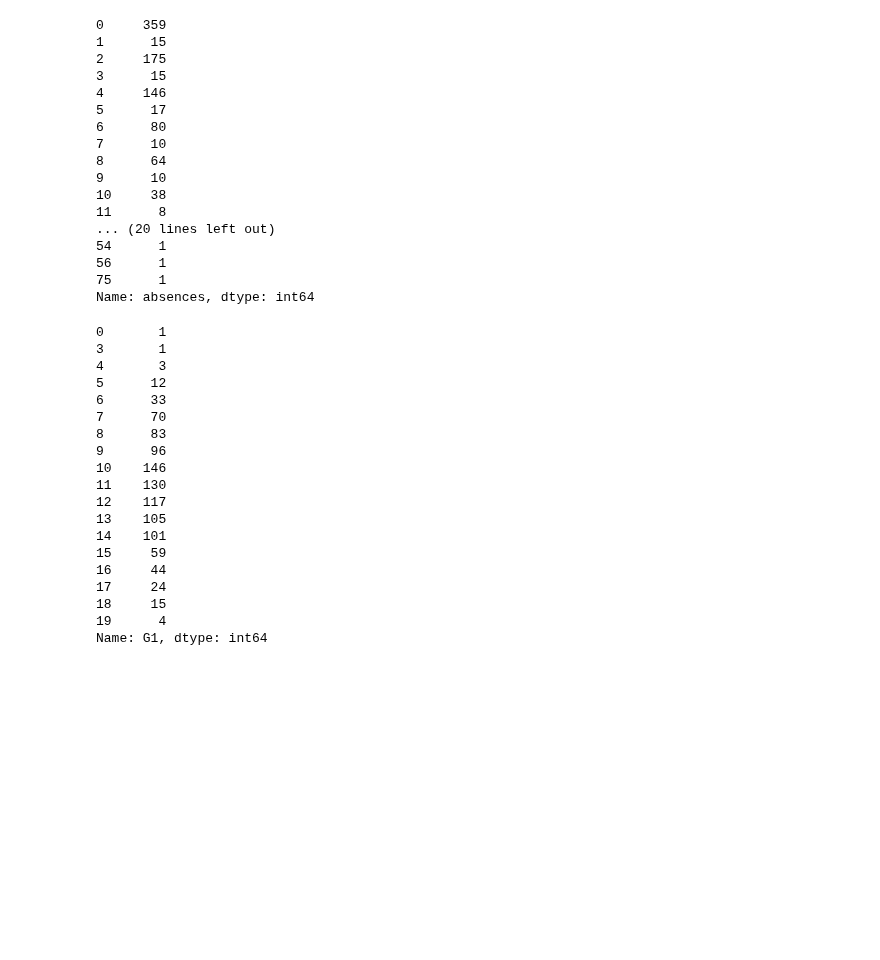
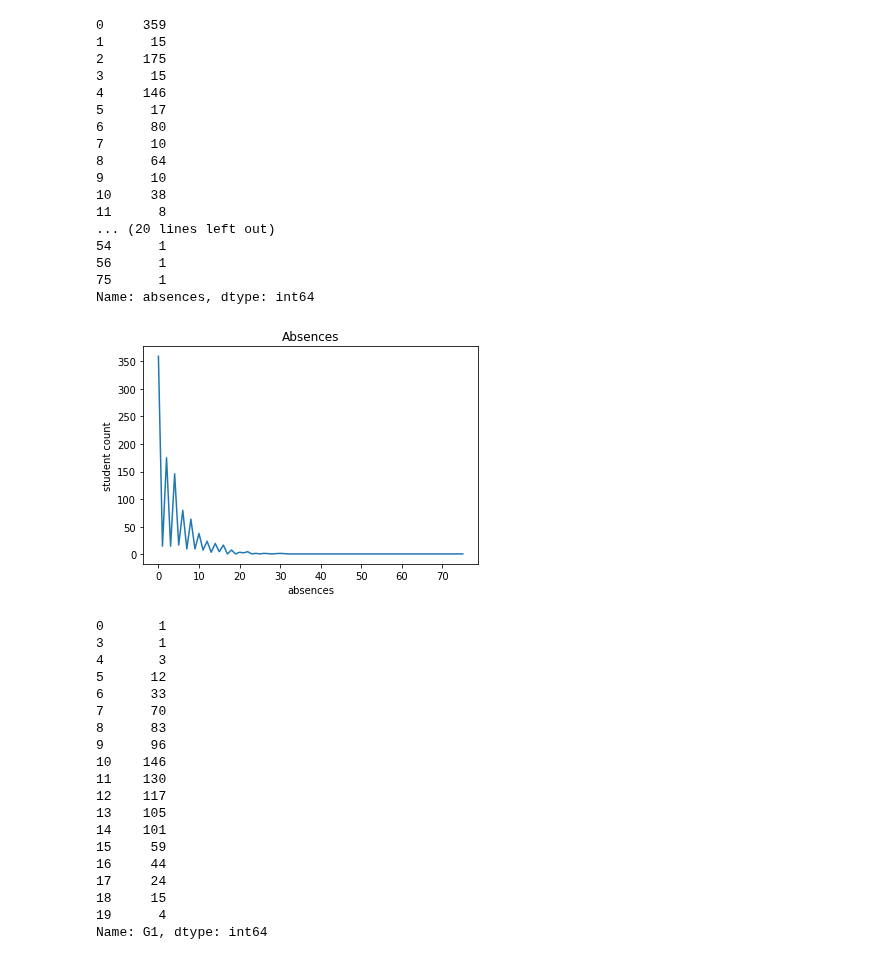
Before and after one commit to TharindaNimnajith/student-performance, a Jupyter notebook: dataset_analysis/column_data_analysis.ipynb, the cells around one changed output. Drawn from its saved outputs; the diff is of its cells as text; code cells hidden in the pictures; blank space fills up the shorter version.

```diff
--- a/dataset_analysis/column_data_analysis.ipynb
+++ b/dataset_analysis/column_data_analysis.ipynb
@@ -560,6 +562,17 @@ df['absences'].value_counts(sort=False)
 56      1
 75      1
 Name: absences, dtype: int64
+# %%
+fig = plt.figure()
+df['absences'].value_counts(sort=False).plot(kind='line')
+plt.title('Absences')
+plt.xlabel('absences')
+plt.ylabel('student count')
+plt.xticks([i for i in range(0, 80, 10)])
+fig.savefig('plots/absences.png', facecolor='white')
+plt.show()
+# %% [output]
+[figure, added]
 # %%
 df['G1'].value_counts(sort=False)
 # %% [output]
```
Also changed, not shown: parts of 30 cells of this notebook, 18 other files.
